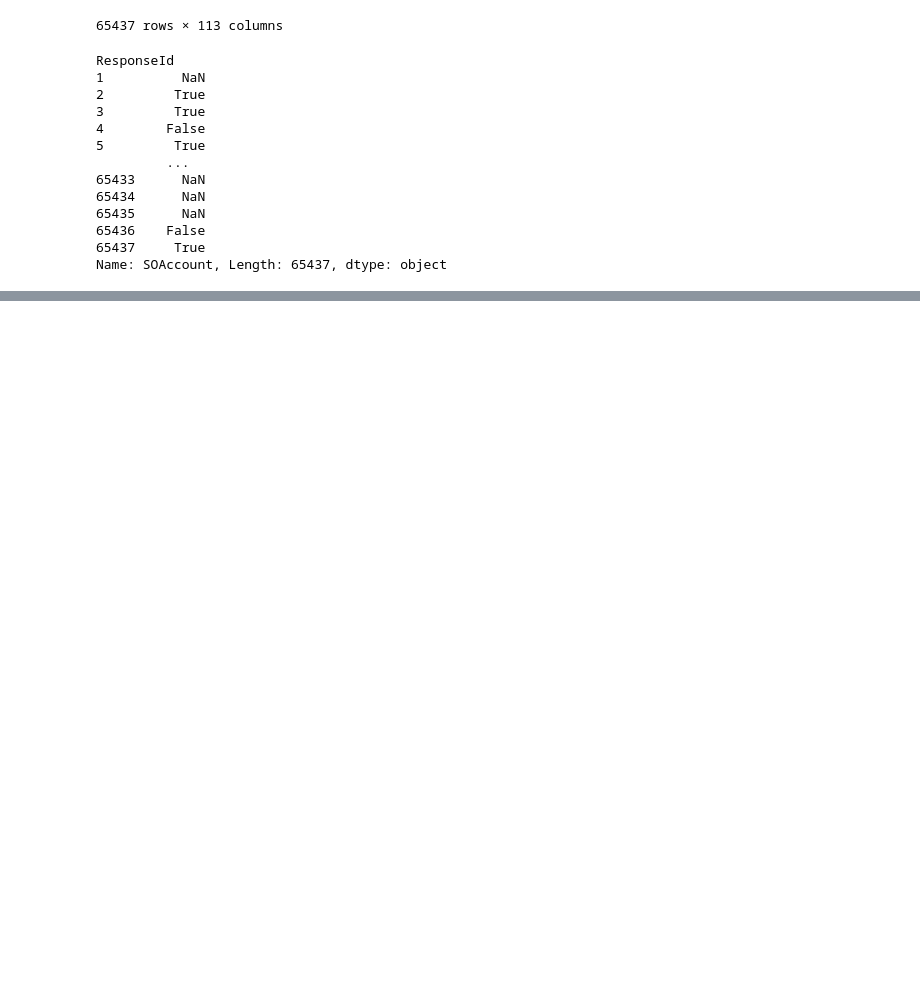
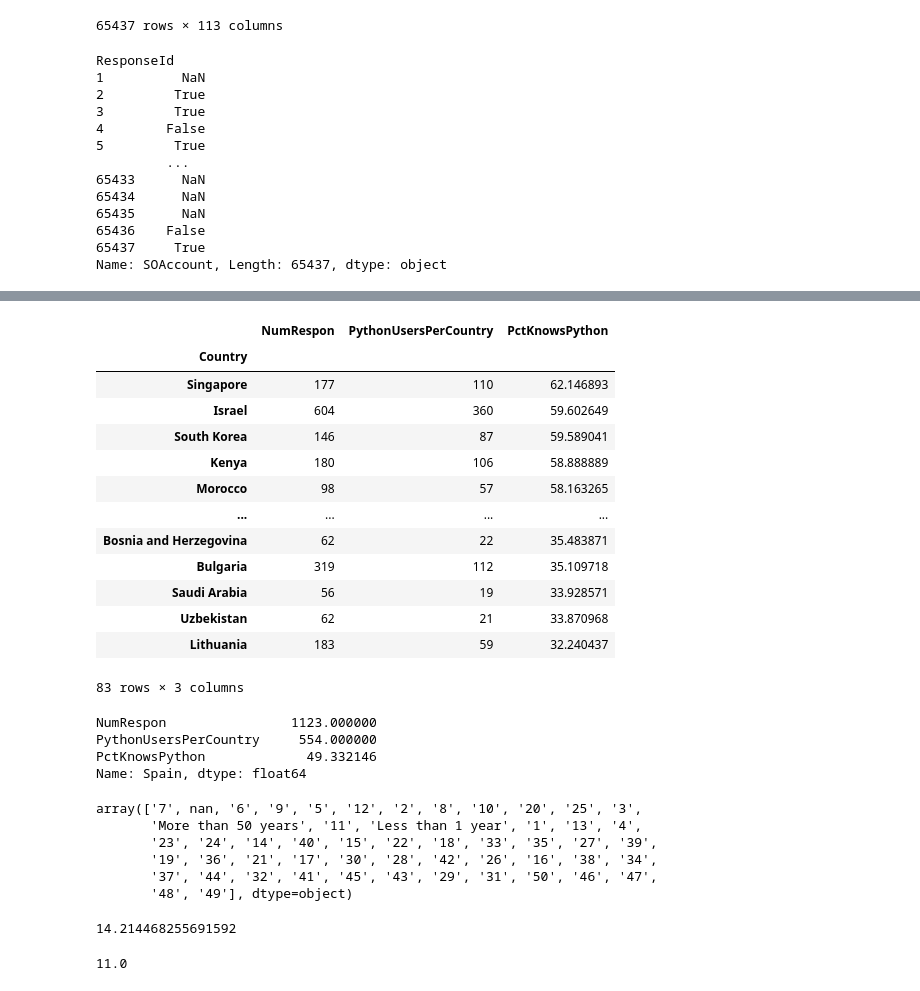
Before and after one commit to Gabriel31921/Pandas, a Jupyter notebook: Pandas demo.ipynb, the cells around one changed output, grey strips where cells are left out. Saved outputs shown, nothing was run; the diff lists cells and outputs as text; code cells hidden in the pictures; blank space fills up the shorter version.

```diff
--- a/Pandas demo.ipynb
+++ b/Pandas demo.ipynb
@@ -332,0 +542,44 @@ Name: SOAccount, Length: 65437, dtype: object
+# %%
+filt_1 = python_df['NumRespon'] > 50
+python_df[filt_1].sort_values(by = 'PctKnowsPython', ascending = False)
+# %% [output]
+|  | NumRespon | PythonUsersPerCountry | PctKnowsPython |
+| Country |  |  |  |
+| Singapore | 177 | 110 | 62.146893 |
+| Israel | 604 | 360 | 59.602649 |
+| South Korea | 146 | 87 | 59.589041 |
+| Kenya | 180 | 106 | 58.888889 |
+| Morocco | 98 | 57 | 58.163265 |
+| ... | ... | ... | ... |
+| Bosnia and Herzegovina | 62 | 22 | 35.483871 |
+| Bulgaria | 319 | 112 | 35.109718 |
+| Saudi Arabia | 56 | 19 | 33.928571 |
+| Uzbekistan | 62 | 21 | 33.870968 |
+| Lithuania | 183 | 59 | 32.240437 |
+83 rows × 3 columns
+# %%
+python_df.loc['Spain']
+# %% [output]
+NumRespon                1123.000000
+PythonUsersPerCountry     554.000000
+PctKnowsPython             49.332146
+Name: Spain, dtype: float64
+# %%
+df['YearsCode'].unique()
+# %% [output]
+array(['7', nan, '6', '9', '5', '12', '2', '8', '10', '20', '25', '3',
+       'More than 50 years', '11', 'Less than 1 year', '1', '13', '4',
+       '23', '24', '14', '40', '15', '22', '18', '33', '35', '27', '39',
+       '19', '36', '21', '17', '30', '28', '42', '26', '16', '38', '34',
+       '37', '44', '32', '41', '45', '43', '29', '31', '50', '46', '47',
+       '48', '49'], dtype=object)
+# %%
+df['YearsCode'] = df['YearsCode'].replace({'Less than 1 year' : 0, 'More than 50 years' : 55})
+df['YearsCode'] = df['YearsCode'].astype(float)
+df['YearsCode'].mean()
+# %% [output]
+14.214468255691592
+# %%
+df['YearsCode'].median()
+# %% [output]
+11.0
```
Also changed, not shown: parts of 18 cells of this notebook, 2 other files.
